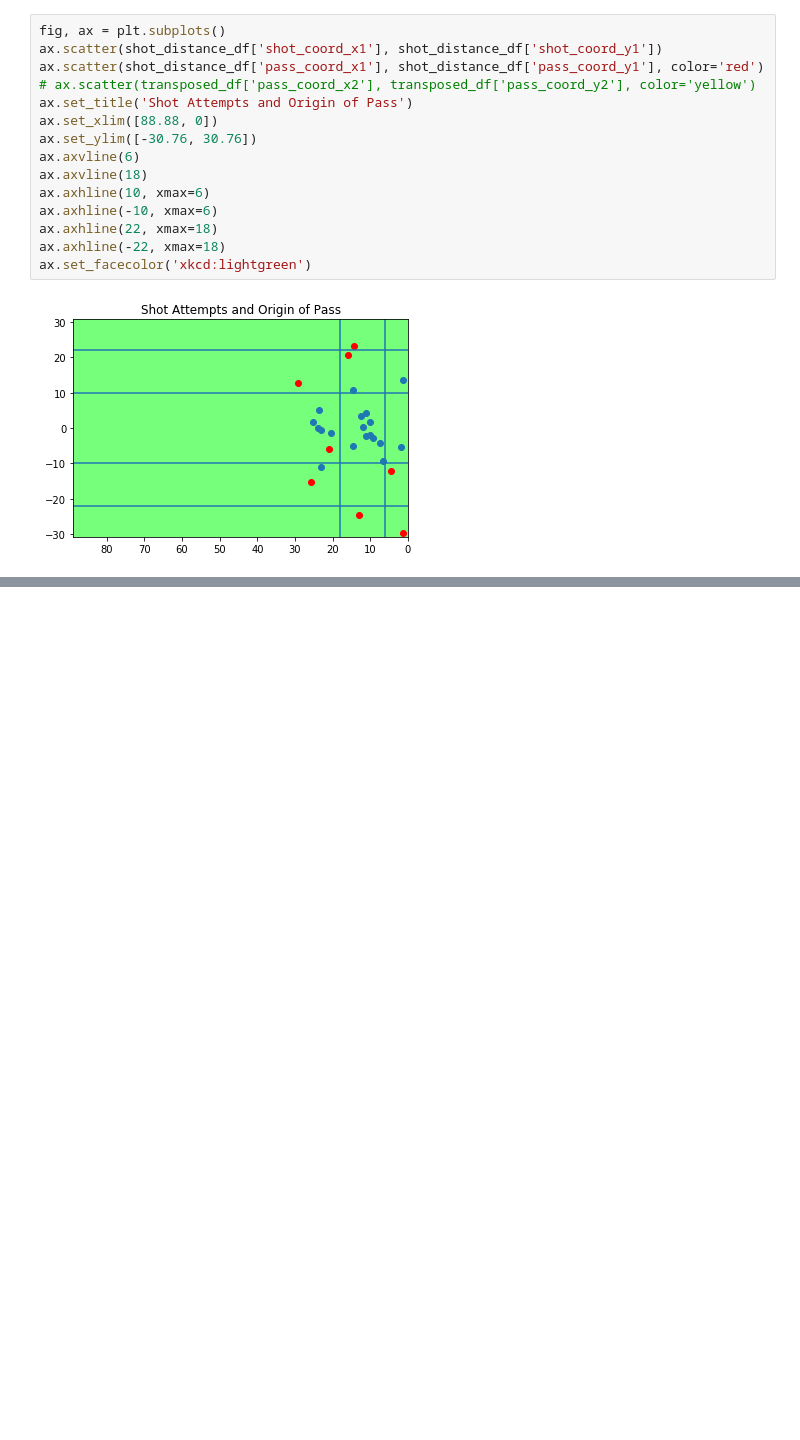
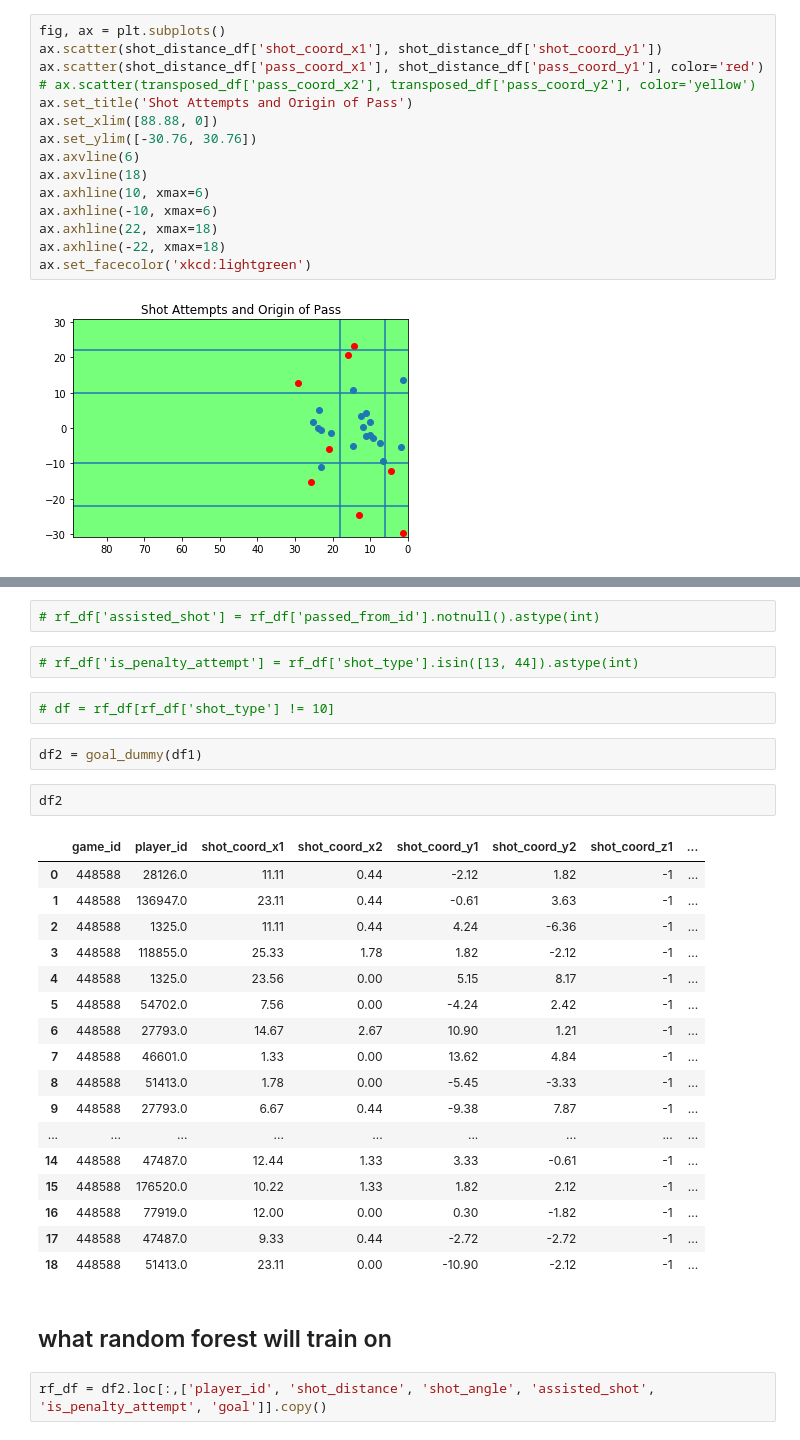
Before and after one commit to d-v-dlee/super_liga_xg, a Jupyter notebook: t_funct_2.ipynb, the cells around one changed output, grey strips where cells are left out. Drawn from its saved outputs; the diff is of its cells as text; blank space fills up the shorter version.

```diff
--- a/t_funct_2.ipynb
+++ b/t_funct_2.ipynb
@@ -196,0 +236,32 @@ ax.set_facecolor('xkcd:lightgreen')
+# %%
+# rf_df['assisted_shot'] = rf_df['passed_from_id'].notnull().astype(int)
+# %%
+# rf_df['is_penalty_attempt'] = rf_df['shot_type'].isin([13, 44]).astype(int)
+# %%
+# df = rf_df[rf_df['shot_type'] != 10]
+# %%
+df2 = goal_dummy(df1)
+# %%
+df2
+# %% [output]
+|  | game_id | player_id | shot_coord_x1 | shot_coord_x2 | shot_coord_y1 | shot_coord_y2 | shot_coord_z1 | ... |
+| 0 | 448588 | 28126.0 | 11.11 | 0.44 | -2.12 | 1.82 | -1 | ... |
+| 1 | 448588 | 136947.0 | 23.11 | 0.44 | -0.61 | 3.63 | -1 | ... |
+| 2 | 448588 | 1325.0 | 11.11 | 0.44 | 4.24 | -6.36 | -1 | ... |
+| 3 | 448588 | 118855.0 | 25.33 | 1.78 | 1.82 | -2.12 | -1 | ... |
+| 4 | 448588 | 1325.0 | 23.56 | 0.00 | 5.15 | 8.17 | -1 | ... |
+| 5 | 448588 | 54702.0 | 7.56 | 0.00 | -4.24 | 2.42 | -1 | ... |
+| 6 | 448588 | 27793.0 | 14.67 | 2.67 | 10.90 | 1.21 | -1 | ... |
+| 7 | 448588 | 46601.0 | 1.33 | 0.00 | 13.62 | 4.84 | -1 | ... |
+| 8 | 448588 | 51413.0 | 1.78 | 0.00 | -5.45 | -3.33 | -1 | ... |
+| 9 | 448588 | 27793.0 | 6.67 | 0.44 | -9.38 | 7.87 | -1 | ... |
+| ... | ... | ... | ... | ... | ... | ... | ... | ... |
+| 14 | 448588 | 47487.0 | 12.44 | 1.33 | 3.33 | -0.61 | -1 | ... |
+| 15 | 448588 | 176520.0 | 10.22 | 1.33 | 1.82 | 2.12 | -1 | ... |
+| 16 | 448588 | 77919.0 | 12.00 | 0.00 | 0.30 | -1.82 | -1 | ... |
+| 17 | 448588 | 47487.0 | 9.33 | 0.44 | -2.72 | -2.72 | -1 | ... |
+| 18 | 448588 | 51413.0 | 23.11 | 0.00 | -10.90 | -2.12 | -1 | ... |
+# %% [markdown]
+## what random forest will train on
+# %%
+rf_df = df2.loc[:,['player_id', 'shot_distance', 'shot_angle', 'assisted_shot', 'is_penalty_attempt', 'goal']].copy()
```
Also changed, not shown: parts of 13 cells of this notebook, 2 other files.
